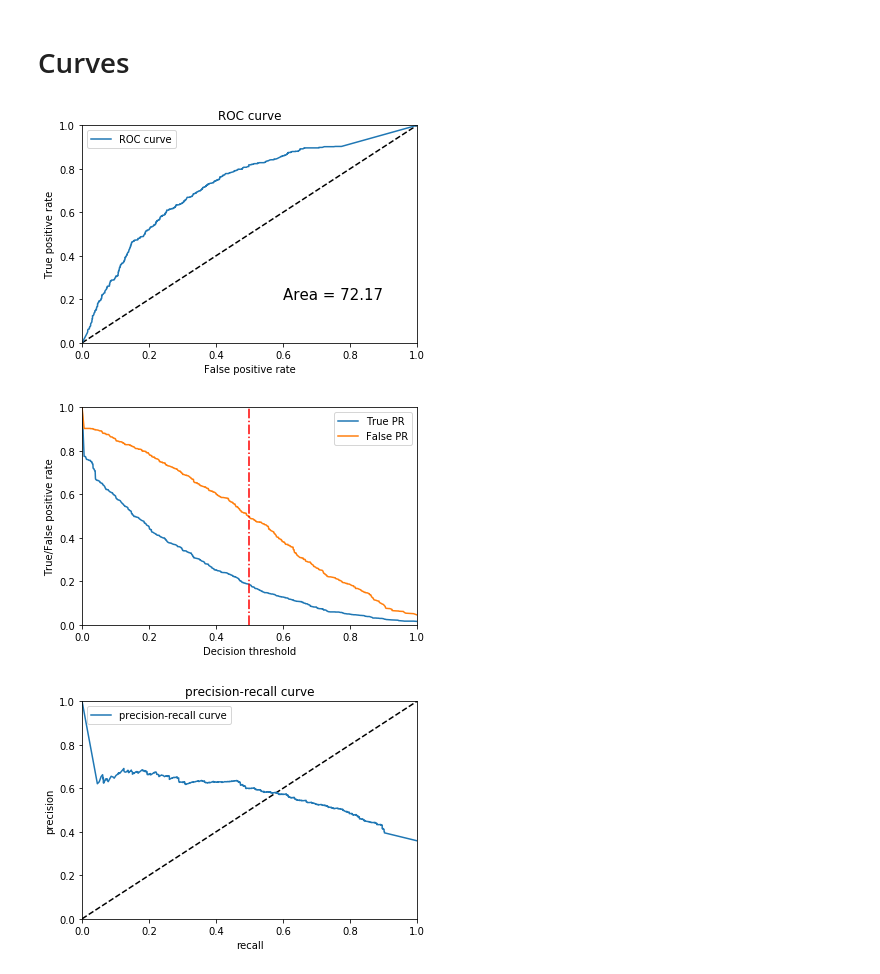
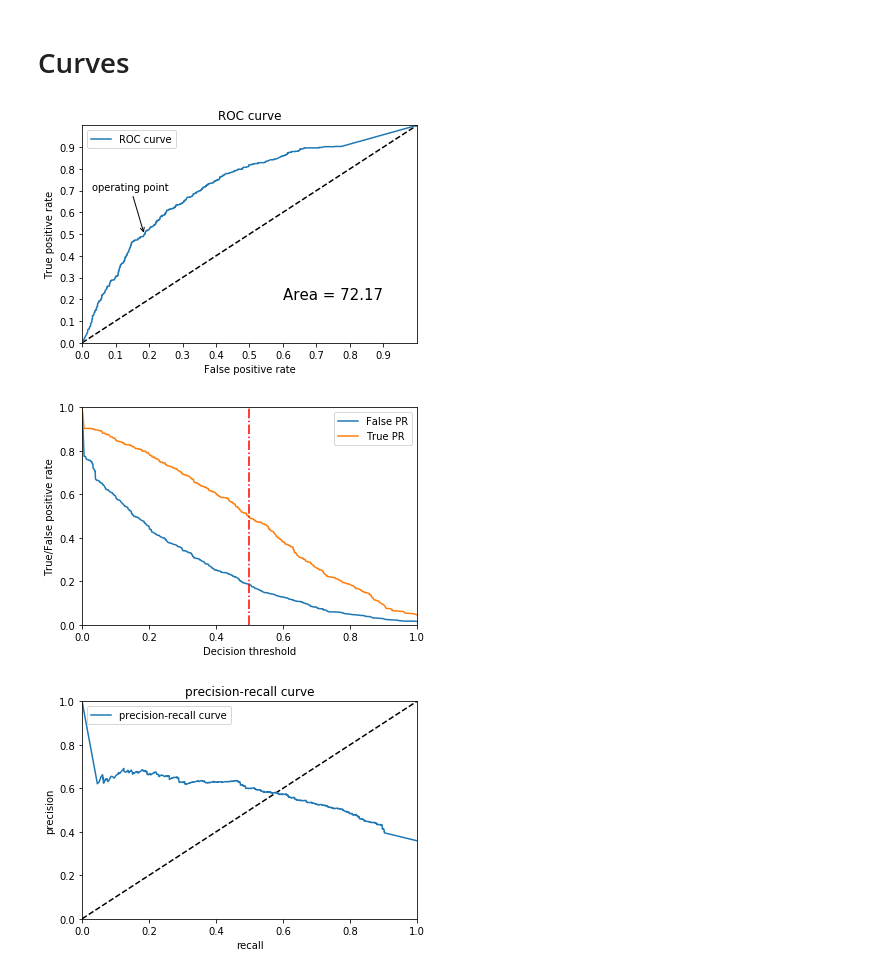
Before and after one commit to jnpicao/LDSSA-batch3-workspace, a Jupyter notebook: Capstone/heroku_model_results_assessment.ipynb, the cells around one changed output. Cells and saved outputs as stored; diff of their text form; code cells hidden in the pictures.

```diff
--- a/Capstone/heroku_model_results_assessment.ipynb
+++ b/Capstone/heroku_model_results_assessment.ipynb
@@ -188,27 +231,34 @@ recall2
 fpr, tpr, thresholds_roc = roc_curve(y_true, y_prob)
 AUROC = roc_auc_score(y_true, y_prob)*100
 # %%
+idx_op = (np.abs(thresholds_roc - decision_thr)).argmin()
+
 plt.figure(1)
 plt.plot([0, 1], [0, 1], 'k--')
 plt.plot(fpr, tpr, label='ROC curve')
 
 plt.xlabel('False positive rate')
 plt.ylabel('True positive rate')
 plt.title('ROC curve')
 
 plt.xlim(0, 1)
 plt.ylim(0, 1)
 
+plt.xticks(np.arange(0, 1, step=0.1))
+plt.yticks(np.arange(0, 1, step=0.1))
+
 plt.text(0.6, 0.2, "Area = {}".format(round(AUROC,2)), dict(size=15))
+
+plt.annotate("operating point", xy=(fpr[idx_op],tpr[idx_op]), xytext=(0.03,0.7), arrowprops=dict(arrowstyle='->'))
 
 plt.legend(loc='best')
 plt.show()
 # %% [output]
-[figure, old version]
+[figure, new version]
 # %%
 plt.figure(2)
-plt.plot(thresholds_roc, fpr , label='True PR')
-plt.plot(thresholds_roc, tpr, label='False PR')
+plt.plot(thresholds_roc, fpr , label='False PR')
+plt.plot(thresholds_roc, tpr, label='True PR')
 
 plt.axvline(x=decision_thr, color='r', linestyle='-.')
 
@@ -222,7 +272,7 @@ plt.ylim(0, 1)
 plt.legend(loc='best')
 plt.show()
 # %% [output]
-[figure, old version]
+[figure, new version]
 # %%
 precision_vec, recall_vec, thresholds_pr = precision_recall_curve(y_true, y_prob)
 # %%
```
Also changed, not shown: parts of 42 cells of this notebook.
